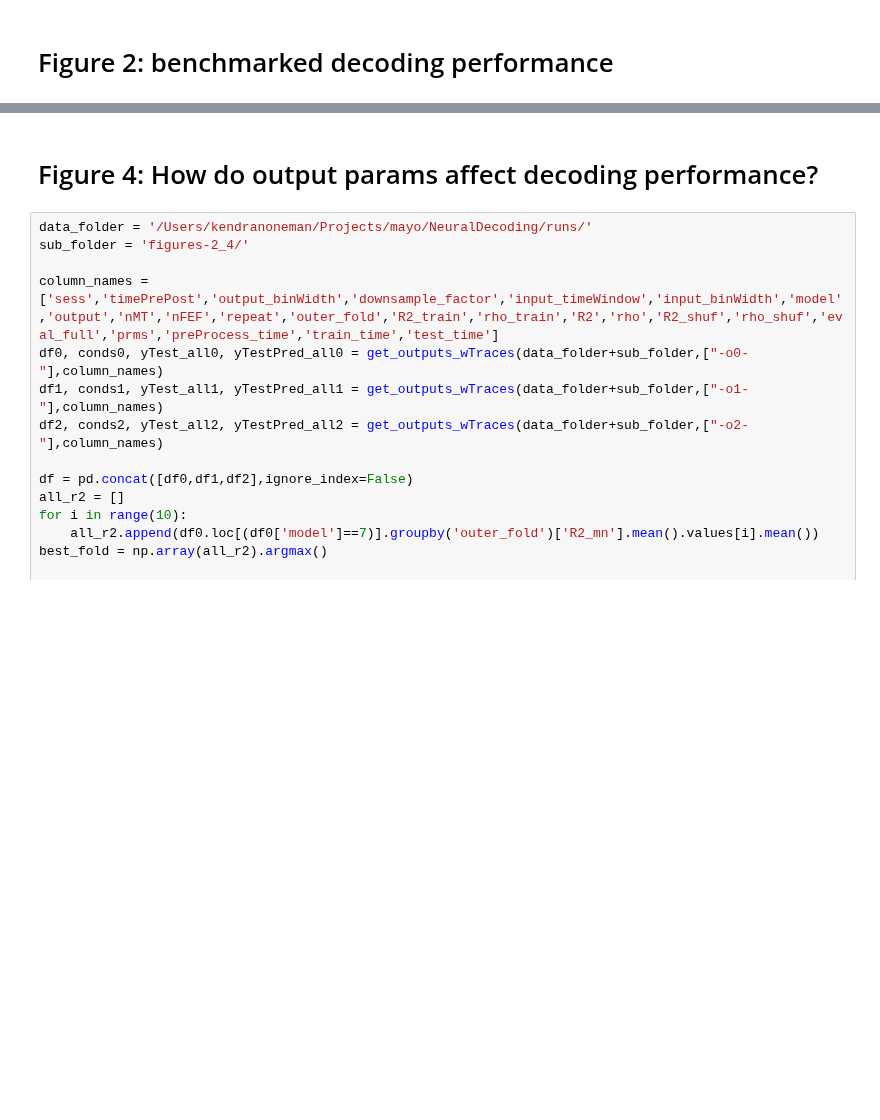
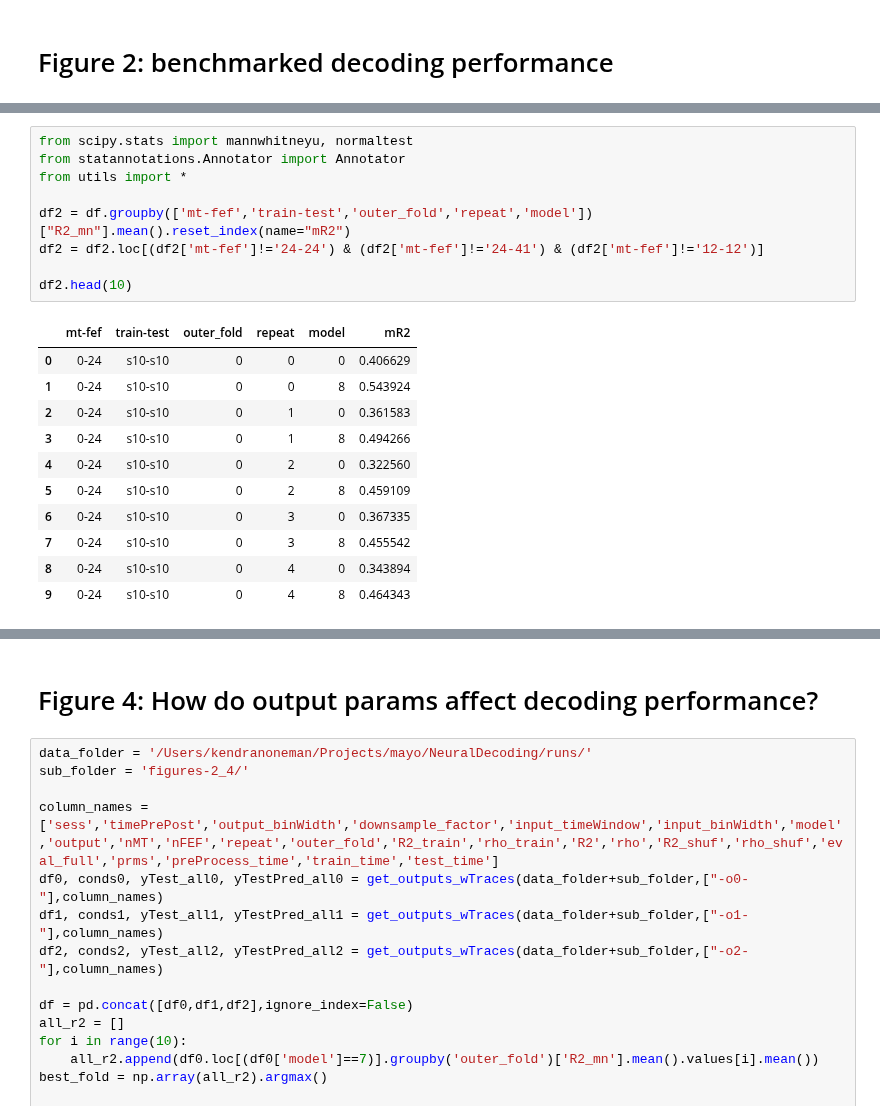
Before and after one commit to mayolabvision/NeuralDecoding, a Jupyter notebook: analyses/COSYNE_Plots.ipynb, the cells around one changed output, grey strips where cells are left out. Saved outputs shown, nothing was run; the diff lists cells and outputs as text; blank space fills up the shorter version.

```diff
--- a/analyses/COSYNE_Plots.ipynb
+++ b/analyses/COSYNE_Plots.ipynb
@@ -475,0 +410,21 @@ fig.savefig(fig_folder+'/mnR2_8models-pos2.png', dpi=600, bbox_inches='tight')
+# %%
+from scipy.stats import mannwhitneyu, normaltest
+from statannotations.Annotator import Annotator
+from utils import *
+
+df2 = df.groupby(['mt-fef','train-test','outer_fold','repeat','model'])["R2_mn"].mean().reset_index(name="mR2")
+df2 = df2.loc[(df2['mt-fef']!='24-24') & (df2['mt-fef']!='24-41') & (df2['mt-fef']!='12-12')]
+
+df2.head(10)
+# %% [output]
+|  | mt-fef | train-test | outer_fold | repeat | model | mR2 |
+| 0 | 0-24 | s10-s10 | 0 | 0 | 0 | 0.406629 |
+| 1 | 0-24 | s10-s10 | 0 | 0 | 8 | 0.543924 |
+| 2 | 0-24 | s10-s10 | 0 | 1 | 0 | 0.361583 |
+| 3 | 0-24 | s10-s10 | 0 | 1 | 8 | 0.494266 |
+| 4 | 0-24 | s10-s10 | 0 | 2 | 0 | 0.322560 |
+| 5 | 0-24 | s10-s10 | 0 | 2 | 8 | 0.459109 |
+| 6 | 0-24 | s10-s10 | 0 | 3 | 0 | 0.367335 |
+| 7 | 0-24 | s10-s10 | 0 | 3 | 8 | 0.455542 |
+| 8 | 0-24 | s10-s10 | 0 | 4 | 0 | 0.343894 |
+| 9 | 0-24 | s10-s10 | 0 | 4 | 8 | 0.464343 |
```
Also changed, not shown: parts of 13 cells of this notebook, 5 other files.
